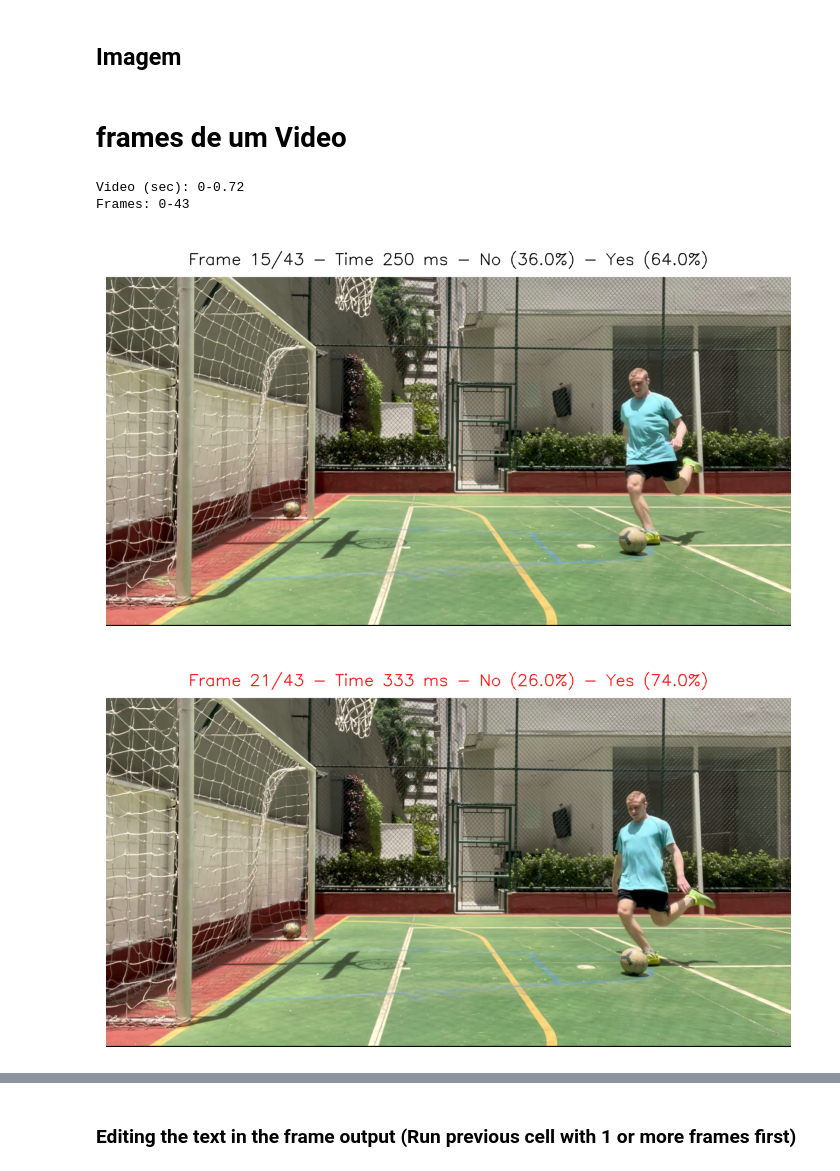
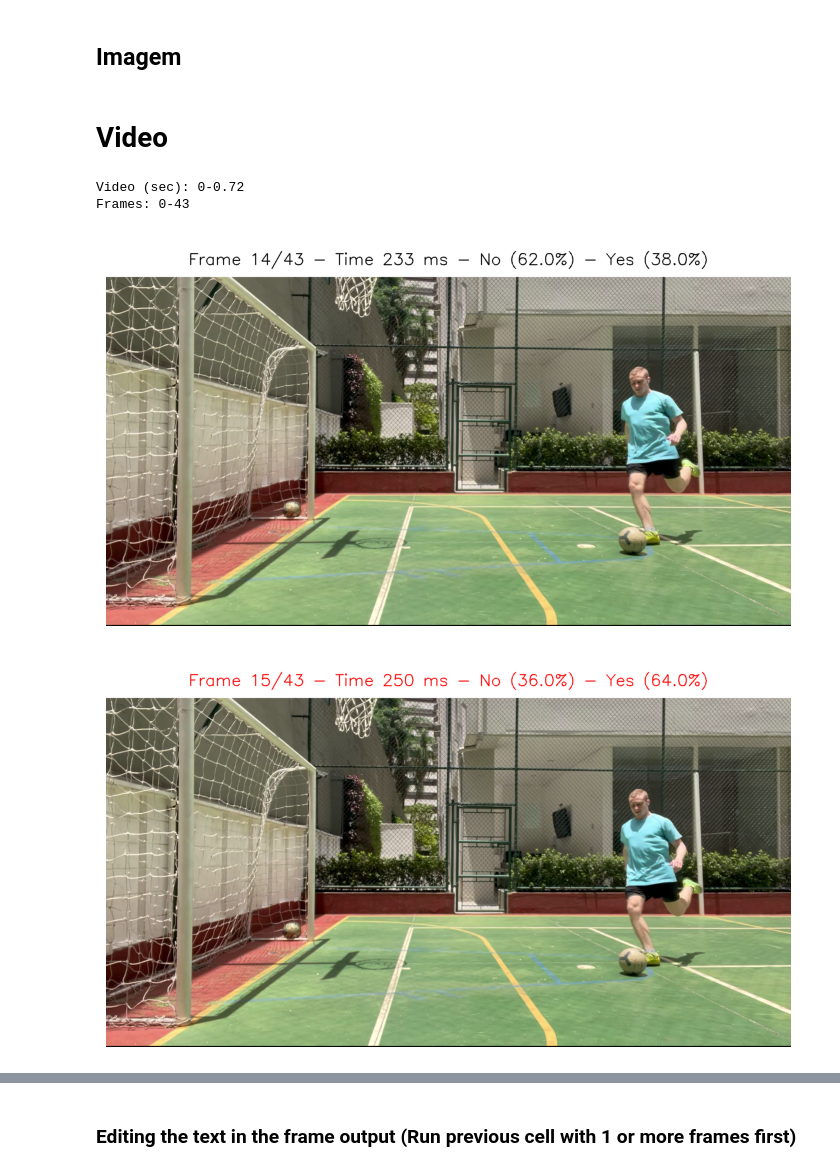
Before and after one commit to rafaelgildin/penalty_project, a Jupyter notebook: Project.ipynb, the cells around one changed output, grey strips where cells are left out. Drawn from its saved outputs; the diff is of its cells as text; code cells hidden in the pictures.

Commit message:
adding plot_frame_notebook code in nb and ploting 0s and 1s inferences

```diff
--- a/Project.ipynb
+++ b/Project.ipynb
@@ -309,12 +313,15 @@ print("Results : ", classes_probs)
 if classes_probs['yes'] > 0.5:
     print('yes detected')
 # %% [markdown]
-# frames de um Video
+# Video
 # %%
 from utils import *
 
+DEBUG = 1
+count = 0
+
 # paths
-path,frame_start,frame_end = os.path.join('data','videos','light_left_feet_left_goal_10_goals_ok','lf13.mp4'),0,43 # test
+path,frame_start,frame_end = os.path.join('data','videos','light_left_feet_left_goal_10_goals_ok','lf13.mp4'),14,15 # test
 # path,frame_start,frame_end = 'videos/IMG_5358.mp4',44,50 # valid
 output_path_not_formatted = path\
     .replace('videos','outputs')\
@@ -330,8 +337,6 @@ best_model_path = os.path.join('models', 'best_train_2.pt')
 
 # Load the model
 model = YOLO(best_model_path)
-DEBUG = 0
-count = 0
 cap = cv.VideoCapture(path)
 
 # Check if the video file is opened successfully
@@ -352,9 +357,8 @@ print(f"Frames: {0}-{frame_count}")
 # Write output video
 fourcc = cv.VideoWriter_fourcc(*'mp4v')
 out = cv.VideoWriter(output_path_not_formatted, fourcc, fps, (width, height))
-
-frame_number=0
-# cap.set(cv.CAP_PROP_POS_FRAMES, frame_number)
+frame_number=frame_start
+cap.set(cv.CAP_PROP_POS_FRAMES, frame_number)
 while(True):
     ret, frame = cap.read()
     if not ret:
@@ -365,7 +369,6 @@ while(True):
     # Get the timestamp (time in ms) of the frame
     frame_time = int(cap.get(cv.CAP_PROP_POS_MSEC))
     # if (frame_number < frame_start or frame_number > frame_end) : continue
-
 
     # inference
     r = model(frame,save=False, conf=0.01, iou=0.1,device='0',verbose=False)[0]
@@ -395,79 +398,42 @@ while(True):
 
     # Calculate text size
     (text_width, text_height), _ = cv.getTextSize(text, font, font_scale, line_type)
 
     # Calculate the center position
     text_x = (width - text_width) // 2
     text_y = top_left_corner[1] + ((bottom_right_corner[1] - top_left_corner[1]) + text_height) // 2
 
     # The position where the text will start
     position = (text_x, text_y)
 
     # Put the text on the frame
     cv.putText(frame, text, position, font, font_scale, font_color, line_type)
     frame_rgb = cv.cvtColor(frame, cv.COLOR_BGR2RGB)
 
     # # save image
     # cv.imwrite(f'{frame_number}.jpg', frame)
     frame_number+=1
+    color = COLOR_BLACK
+
     if (classes_probs['yes'] > 0.5): # condition based on prob
+        color = COLOR_RED
         count+=1
-        # plot frame
-        plt.figure(figsize=(10, 5))
-        plt.imshow(frame_rgb)
-        plt.axis('off')
-        plt.show()
-        break
+    #     count+=1
+    #     # plot frame
+    #     plt.figure(figsize=(10, 5))
+    #     plt.imshow(frame_rgb)
+    #     plt.axis('off')
+    #     plt.show()
+    #     break
 
+    plot_frame_notebook(frame_rgb,width,height,text,color)
     out.write(frame)
     if(DEBUG == 1 and count == 1): break
 
 # cap.release()
 # out.release()
 # %% [output]
 Video (sec): 0-0.72
 Frames: 0-43
 [figure]
+[figure, added]
-# %%
-def plot_frame_notebook(frame,width,height,text,font_color=COLOR_BLACK):
-    # Define the position and size of the rectangle
-    top_left_corner = (0, 0)
-    bottom_right_corner = (width, 100)
-    rectangle_color = (255, 255, 255)  # White color in BGR
-    rectangle_thickness = -1  # Filled rectangle
-
-    # Draw the white rectangle
-    cv.rectangle(frame, top_left_corner, bottom_right_corner, rectangle_color, rectangle_thickness)
-
-    # Write text on the frame using OpenCV before converting it to RGB
-    font = cv.FONT_HERSHEY_SIMPLEX
-    position = (50, 70)
-    font_scale = 1.5
-    line_type = 2
-
-    # Calculate text size
-    (text_width, text_height), _ = cv.getTextSize(text, font, font_scale, line_type)
-
-    # Adjust font scale if text width exceeds the rectangle width
-    while text_width > width - 20:  # Subtracting 20 for some padding
-        font_scale -= 0.1  # Decrease font scale
-        (text_width, text_height), _ = cv.getTextSize(text, font, font_scale, line_type)
-        if font_scale <= 0.1:  # Prevent font scale from becoming too small or negative
-            break
-
-    # Calculate the center position
-    text_x = (width - text_width) // 2
-    text_y = top_left_corner[1] + ((bottom_right_corner[1] - top_left_corner[1]) + text_height) // 2
-
-    # The position where the text will start
-    position = (text_x, text_y)
-    # Put the text on the frame
-    cv.putText(frame, text, position, font, font_scale, font_color, line_type)
-    plt.figure(figsize=(10, 5))
-    plt.imshow(frame)
-    plt.axis('off')
-    plt.show()
-
-plot_frame_notebook(frame_rgb,width,height,text,(255,0,0))
-# %% [output]
-[figure, removed]
```
Also changed, not shown: parts of 2 cells of this notebook, 2 other files.
